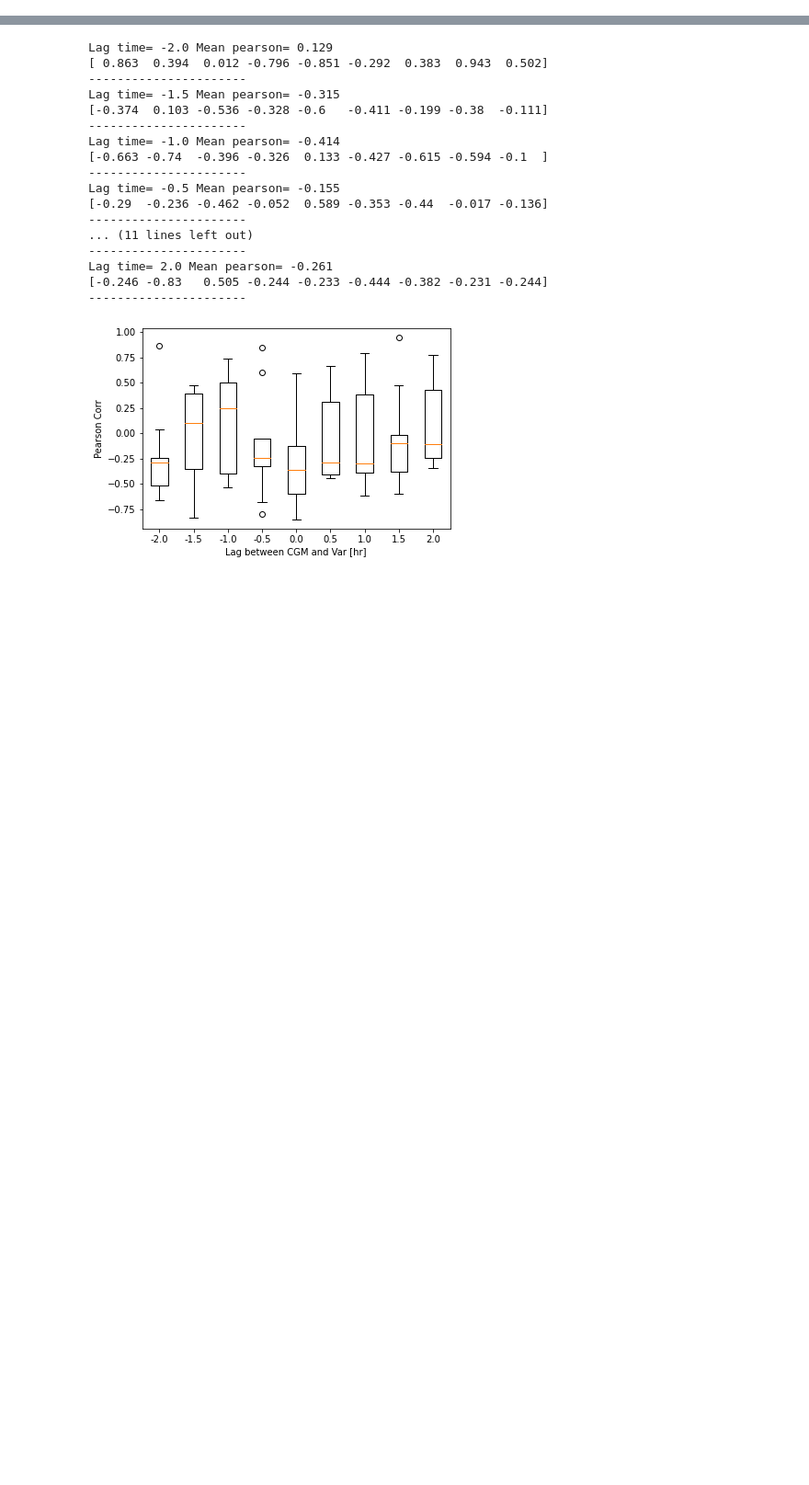
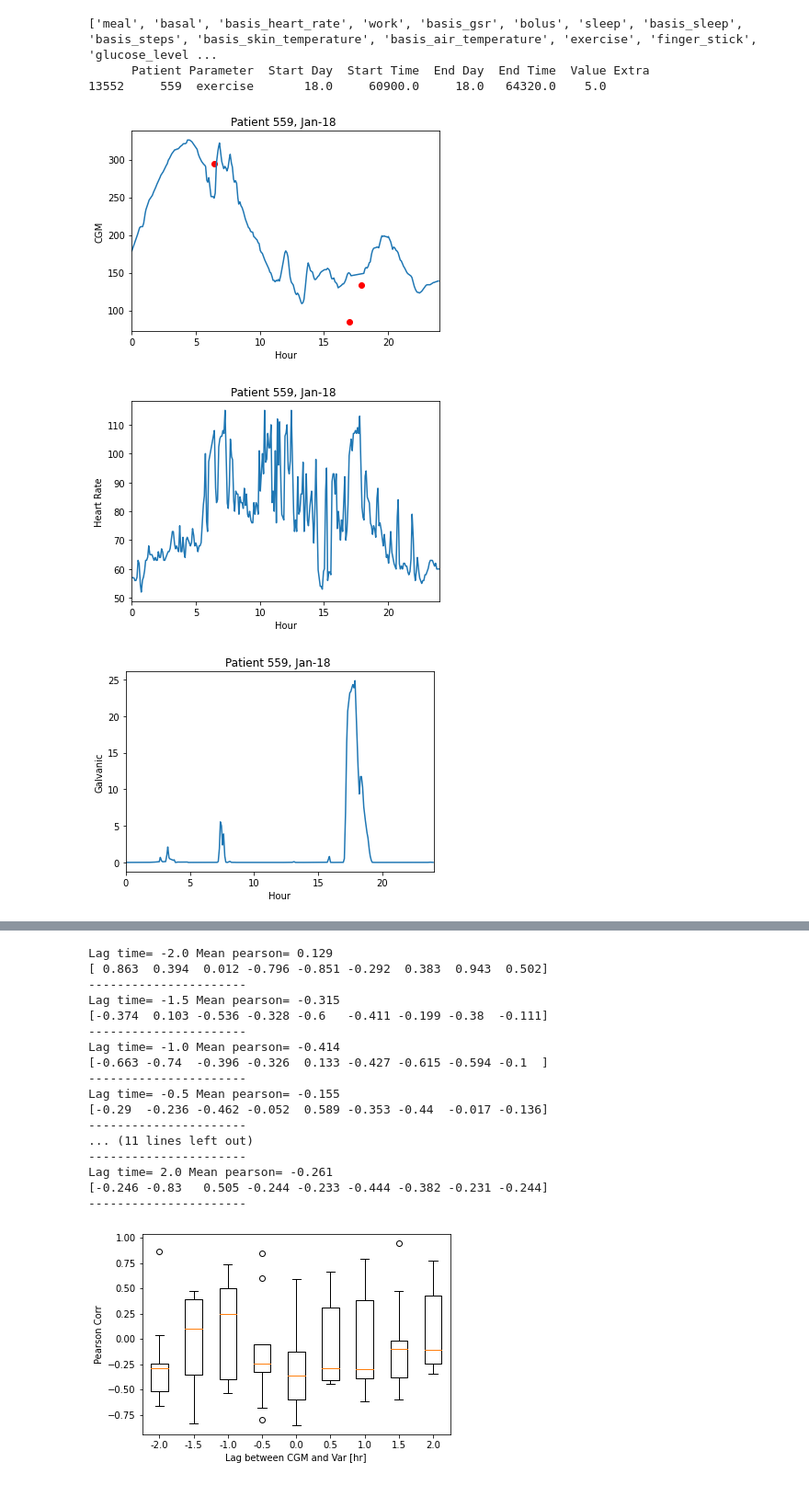
Before and after one commit to somidvar/STMI-CGM-Predictor, a Jupyter notebook: ohioProcessor.ipynb, the cells around one changed output, grey strips where cells are left out. Shown at 92% size. Cells and saved outputs as stored; diff of their text form; code cells hidden in the pictures; blank space fills up the shorter version.

Commit message:
Adding some plots for visualization

```diff
--- a/ohioProcessor.ipynb
+++ b/ohioProcessor.ipynb
@@ -161,0 +148,78 @@ completed: C:\Users\sorush.omidvar\Google Drive\Documents\Educational\TAMU\Resea
+# %%
+tempData=df[df['Patient']=='559']
+tempData=tempData[tempData['Start Day']==18]
+print(list(set(tempData['Parameter'].tolist())))
+
+plt.figure
+VarData=tempData[tempData['Parameter']=='glucose_level']
+x=VarData['Start Time'].tolist()
+x=np.asarray(x)/3600
+plt.plot(x,VarData['Value'].tolist())
+
+VarData2=tempData[tempData['Parameter']=='finger_stick']
+x=VarData2['Start Time'].tolist()
+x=np.asarray(x)/3600
+plt.scatter(x,VarData2['Value'].tolist(),color='red')
+
+plt.xlabel('Hour')
+plt.ylabel('CGM')
+plt.title('Patient 559, Jan-18 ')
+plt.xlim(0,24)
+plt.savefig(r'C:\GitHub\1.png')
+
+
+plt.figure()
+VarData=tempData[tempData['Parameter']=='basis_heart_rate']
+x=VarData['Start Time'].tolist()
+x=np.asarray(x)/3600
+plt.plot(x,VarData['Value'].tolist())
+plt.xlabel('Hour')
+plt.ylabel('Heart Rate')
+plt.title('Patient 559, Jan-18 ')
+plt.xlim(0,24)
+plt.savefig(r'C:\GitHub\2.png')
+
+plt.figure()
+VarData=tempData[tempData['Parameter']=='basis_gsr']
+x=VarData['Start Time'].tolist()
+x=np.asarray(x)/3600
+plt.plot(x,VarData['Value'].tolist())
+plt.xlabel('Hour')
+plt.ylabel('Galvanic')
+plt.title('Patient 559, Jan-18 ')
+plt.xlim(0,24)
+plt.savefig(r'C:\GitHub\3.png')
+
+plt.figure()
+VarData=tempData[tempData['Parameter']=='basis_skin_temperature']
+x=VarData['Start Time'].tolist()
+x=np.asarray(x)/3600
+plt.plot(x,VarData['Value'].tolist())
+plt.xlabel('Hour')
+plt.ylabel('Skin Temperature')
+plt.title('Patient 559, Jan-18 ')
+plt.xlim(0,24)
+plt.savefig(r'C:\GitHub\4.png')
+
+plt.figure()
+VarData=tempData[tempData['Parameter']=='exercise']
+print(VarData)
+x1=VarData['Start Time'].tolist()
+x1=np.asarray(x1)/3600
+x2=VarData['End Time'].tolist()
+x2=np.asarray(x2)/3600
+
+y1=VarData['Value'].tolist()
+plt.plot([x1,x2],[y1,y1])
+plt.xlabel('Hour')
+plt.ylabel('Exercise')
+plt.title('Patient 559, Jan-18 ')
+plt.xlim(0,24)
+plt.savefig(r'C:\GitHub\5.png')
+# %% [output]
+['meal', 'basal', 'basis_heart_rate', 'work', 'basis_gsr', 'bolus', 'sleep', 'basis_sleep', 'basis_steps', 'basis_skin_temperature', 'basis_air_temperature', 'exercise', 'finger_stick', 'glucose_level ...
+      Patient Parameter  Start Day  Start Time  End Day  End Time  Value Extra
+13552     559  exercise       18.0     60900.0     18.0   64320.0    5.0
+[figure, added]
+[figure, added]
+[figure, added]
```
Also changed, not shown: parts of 3 cells of this notebook.
